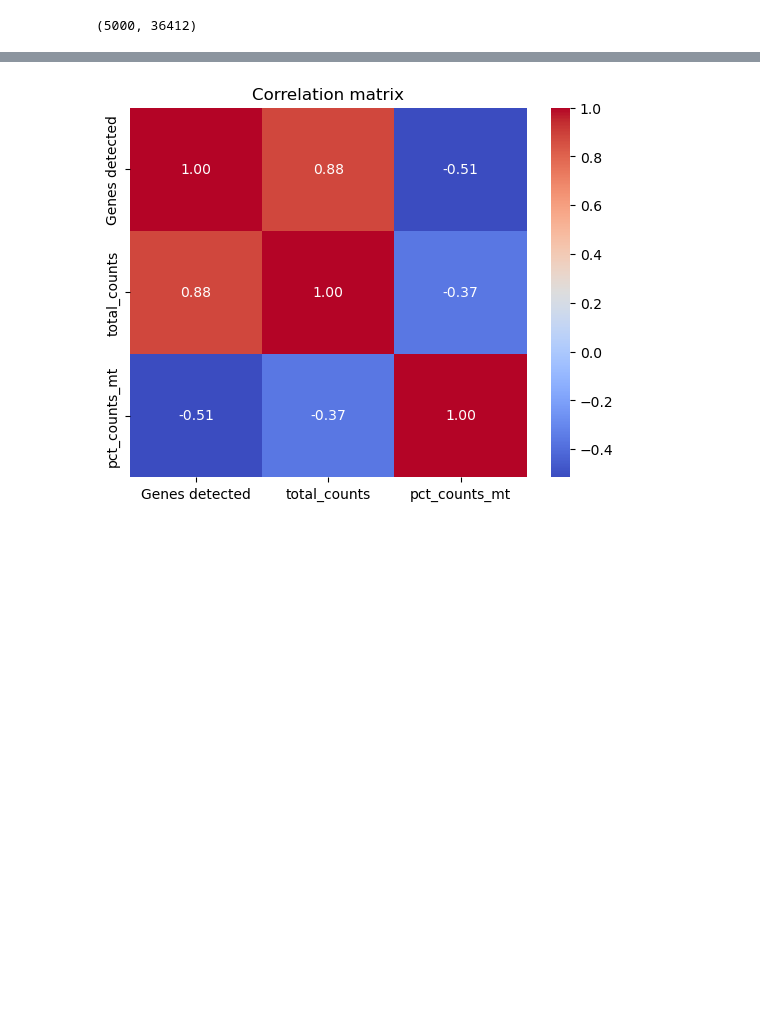
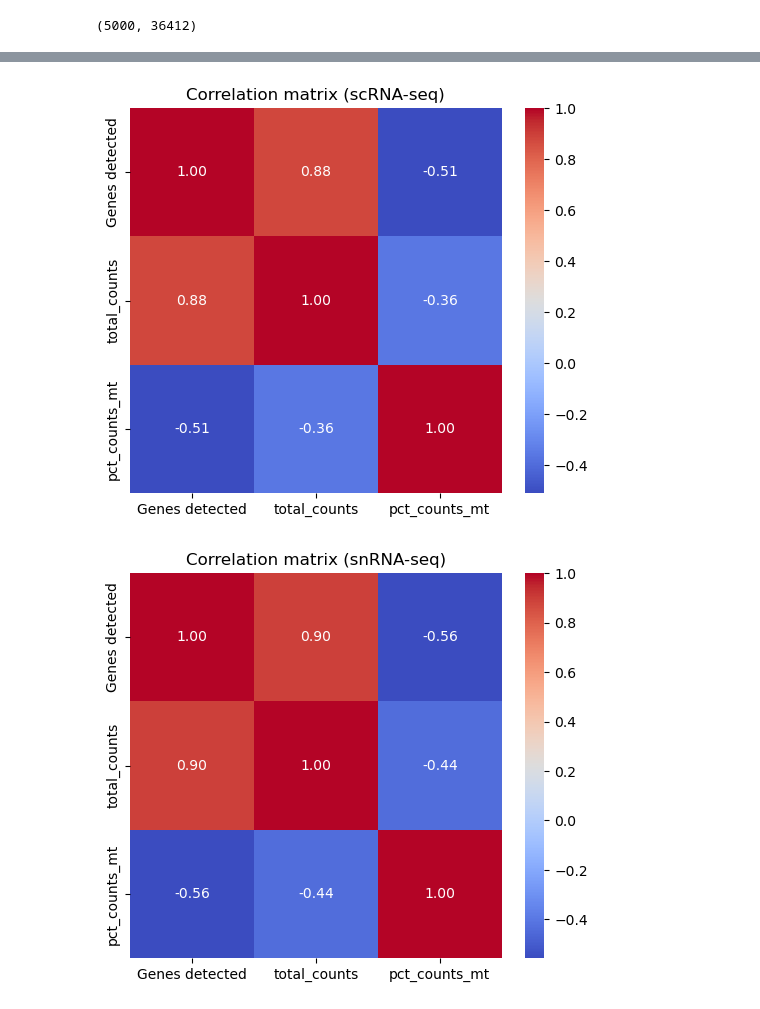
Before and after one commit to silvanaycristo/NeuroNet_AD, a Jupyter notebook: notebooks /01_loading&preprocessing_h5ad.ipynb, the cells around one changed output, grey strips where cells are left out. Drawn from its saved outputs; the diff is of its cells as text; code cells hidden in the pictures; blank space fills up the shorter version.

```diff
--- a/notebooks /01_loading&preprocessing_h5ad.ipynb
+++ b/notebooks /01_loading&preprocessing_h5ad.ipynb
@@ -57,3 +57,11 @@ adata_sample = adata[:5000, :].to_memory()
 print(adata_sample.shape)
 # %% [output]
 (5000, 36412)
+# %%
+# Split the dataset into scRNA-seq and snRNA-seq
+adata_scrna = adata_sample[adata_sample.obs["assay"] == "10x 3' v3"].copy()
+adata_snrna = adata_sample[adata_sample.obs["assay"] == "10x multiome"].copy()
+
+# Verify the number of cells in each dataset
+print(f"scRNA-seq: {adata_scrna.n_obs} cells")
+print(f"snRNA-seq: {adata_snrna.n_obs} nuclei")
@@ -193,11 +377,25 @@ plt.show()
 # %%
-# Correlation matrix between variables
-corr_matrix = adata_sample.obs[["Genes detected", "total_counts", "pct_counts_mt"]].corr()
-sns.heatmap(corr_matrix, annot=True, cmap="coolwarm", fmt=".2f")
-plt.title("Correlation matrix")
+# Compute correlation matrix for scRNA-seq
+corr_matrix_scrna = adata_scrna.obs[["Genes detected", "total_counts", "pct_counts_mt"]].corr()
+
+# Plot correlation heatmap for scRNA-seq
+plt.figure(figsize=(6, 5))
+sns.heatmap(corr_matrix_scrna, annot=True, cmap="coolwarm", fmt=".2f")
+plt.title("Correlation matrix (scRNA-seq)")
 plt.show()
+
+
+# Compute correlation matrix for snRNA-seq
+corr_matrix_snrna = adata_snrna.obs[["Genes detected", "total_counts", "pct_counts_mt"]].corr()
+
+# Plot correlation heatmap for snRNA-seq
+plt.figure(figsize=(6, 5))
+sns.heatmap(corr_matrix_snrna, annot=True, cmap="coolwarm", fmt=".2f")
+plt.title("Correlation matrix (snRNA-seq)")
+plt.show()
 # %% [output]
-[figure, old version]
+[figure, new version]
+[figure, added]
 # %%
 # Display the first columns of adata_sample.var to look for useful labels
 print(adata_sample.var.columns)
```
Also changed, not shown: parts of 32 cells of this notebook.
